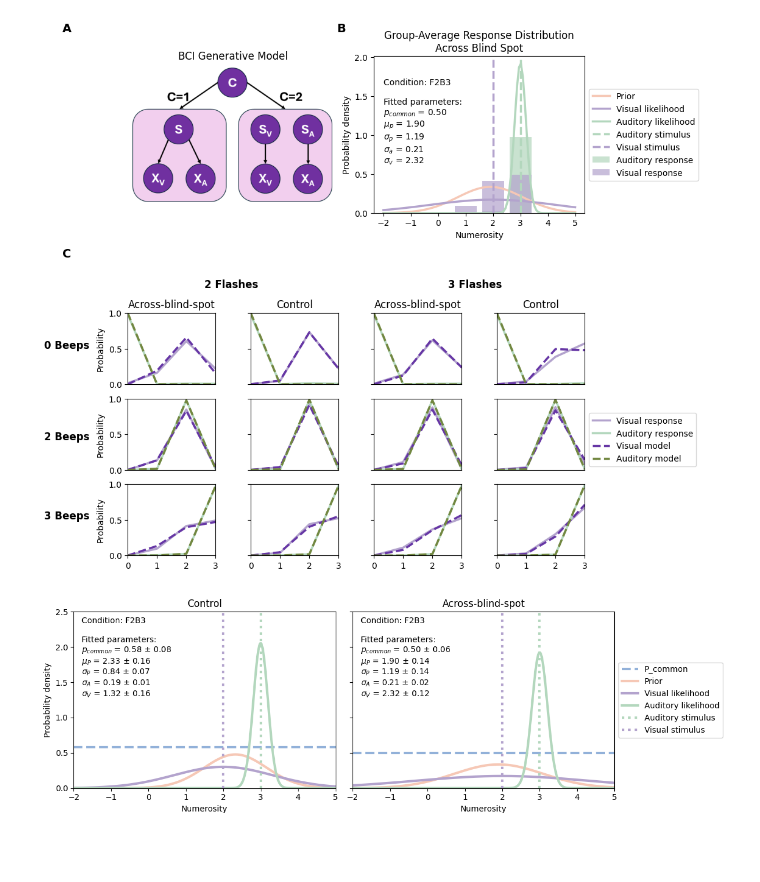
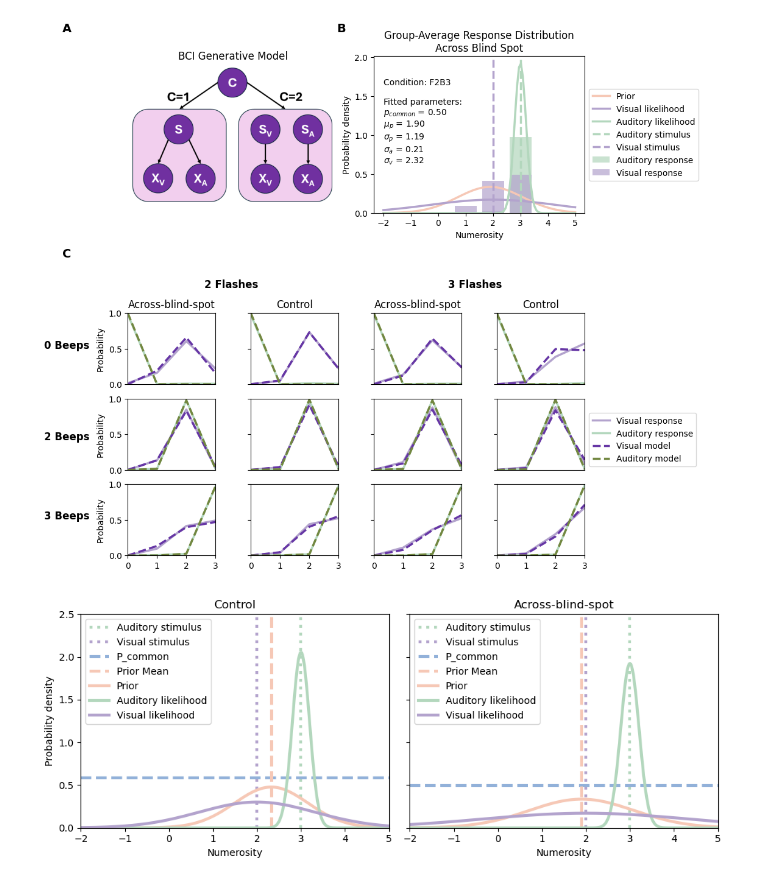
Before and after one commit to chanyca/blindspot-multisensory, a Jupyter notebook: Data/figure_3.ipynb, the cells around one changed output. Saved outputs shown, nothing was run; the diff lists cells and outputs as text; code cells hidden in the pictures; blank space fills up the shorter version.

Commit message:
figure updates

```diff
--- a/Data/figure_3.ipynb
+++ b/Data/figure_3.ipynb
@@ -219,9 +219,13 @@ prior_col = '#f6c8b6'
 pc_col = "#92b1d9"
 lw=3
 
-fig, axs = plt.subplots(1, 2, figsize=(12, 4), sharey=True)
+fig, axs = plt.subplots(1, 2, figsize=(10, 4), sharey=True)
 
 for ax, (title, p) in zip(axs, params.items()):
+    # stimuli markers
+    ax.axvline(x=3, color=aud_col, linestyle=':', label='Auditory stimulus', lw=lw)
+    ax.axvline(x=2, color=vis_col, linestyle=':', label='Visual stimulus', lw=lw)
+
 
     # --- shaded SE band for p_common (horizontal strip) ---
     # ax.axhspan(
@@ -237,60 +241,59 @@ for ax, (title, p) in zip(axs, params.items()):
     #     p["mu_p"] + p["mu_p_se"],
     #     color=prior_col, alpha=alpha, zorder=0
     # )
-    # ax.axvline(x=p["mu_p"], color=prior_col, linestyle='--', label='Prior Mean', lw=lw)
+    ax.axvline(x=p["mu_p"], color=prior_col, linestyle='--', label='Prior Mean', lw=lw)
 
     # --- Prior PDF + SE envelope ---
     y_prior = norm.pdf(x, p["mu_p"], p["sigma_p"])
     lo, hi = normal_pdf_envelope(x, p["mu_p"], p["mu_p_se"], p["sigma_p"], p["sigma_p_se"])
-    # ax.fill_between(x, lo, hi, color=prior_col, alpha=alpha, linewidth=0)
+    # # ax.fill_between(x, lo, hi, color=prior_col, alpha=alpha, linewidth=0)
     ax.plot(x, y_prior, color=prior_col, label="Prior", lw=lw)
 
-    # --- Visual likelihood PDF + SE envelope (mu fixed at 2) ---
+    #  # --- Auditory likelihood PDF + SE envelope (mu fixed at 3) ---
+    y_aud = norm.pdf(x, 3, p["sigma_a"])
+    lo, hi = normal_pdf_envelope(x, 3, 0, p["sigma_a"], p["sigma_a_se"])
+    # # ax.fill_between(x, lo, hi, color=aud_col, alpha=alpha, linewidth=0)
+    ax.plot(x, y_aud, color=aud_col, label="Auditory likelihood", lw=lw)
+
+    # # --- Visual likelihood PDF + SE envelope (mu fixed at 2) ---
     y_vis = norm.pdf(x, 2, p["sigma_v"])
     lo, hi = normal_pdf_envelope(x, 2, 0, p["sigma_v"], p["sigma_v_se"])
-    # ax.fill_between(x, lo, hi, color=vis_col, alpha=alpha, linewidth=0)
+    # # ax.fill_between(x, lo, hi, color=vis_col, alpha=alpha, linewidth=0)
     ax.plot(x, y_vis, color=vis_col, label="Visual likelihood", lw=lw)
 
-    # --- Auditory likelihood PDF + SE envelope (mu fixed at 3) ---
-    y_aud = norm.pdf(x, 3, p["sigma_a"])
-    lo, hi = normal_pdf_envelope(x, 3, 0, p["sigma_a"], p["sigma_a_se"])
-    # ax.fill_between(x, lo, hi, color=aud_col, alpha=alpha, linewidth=0)
-    ax.plot(x, y_aud, color=aud_col, label="Auditory likelihood", lw=lw)
 
-    # stimuli markers
-    ax.axvline(x=3, color=aud_col, linestyle=':', label='Auditory stimulus', lw=lw)
-    ax.axvline(x=2, color=vis_col, linestyle=':', label='Visual stimulus', lw=lw)
 
     ax.set_title(title)
     ax.set_ylim([0, 2.5])
     ax.set_xlim([-2, 5])
     ax.set_xlabel("Numerosity")
+    ax.legend(loc="upper left",fontsize=10)
 
     parameter_string = fr"""
 Condition: F2B3
 
 Fitted parameters:
 $p_{{common}}$ = {p['p_common']:.2f} $\pm$ {p['p_common_se']:.2f}
 $\mu_P$ = {p['mu_p']:.2f} $\pm$ {p['mu_p_se']:.2f}
 $\sigma_P$ = {p['sigma_p']:.2f} $\pm$ {p['sigma_p_se']:.2f}
 $\sigma_A$ = {p['sigma_a']:.2f} $\pm$ {p['sigma_a_se']:.2f}
 $\sigma_V$ = {p['sigma_v']:.2f} $\pm$ {p['sigma_v_se']:.2f}
 """.strip()
 
-    ax.text(
-        0.03, 0.97, parameter_string,
-        transform=ax.transAxes,
-        va="top", ha="left",
-        fontsize=10,
-        bbox=dict(boxstyle="round", facecolor="white", alpha=0.85, edgecolor="none")
-    )
+    # ax.text(
+    #     0.03, 0.97, parameter_string,
+    #     transform=ax.transAxes,
+    #     va="top", ha="left",
+    #     fontsize=10,
+    #     bbox=dict(boxstyle="round", facecolor="white", alpha=0.85, edgecolor="none")
+    # )
 
 axs[0].set_ylabel("Probability density")
 
-handles, labels = axs[1].get_legend_handles_labels()
-axs[1].legend(handles, labels, loc="center left", bbox_to_anchor=(1, 0.5), fontsize=10)
+# handles, labels = axs[1].get_legend_handles_labels()
+# axs[0].legend(handles, labels, loc="upper left",fontsize=10) #, bbox_to_anchor=(1, 0.5))
 plt.tight_layout()
 plt.savefig('../plots/dist_pc_prior_sA_sV.png', dpi=300, bbox_inches='tight')
 plt.show()
 # %% [output]
-[figure, old version]
+[figure, new version]
```
Also changed, not shown: 1 other file.
